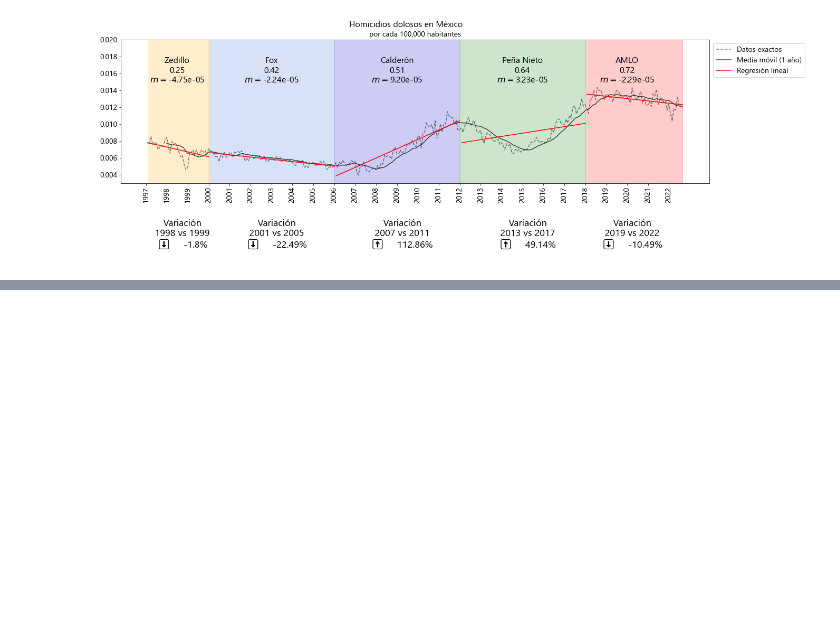
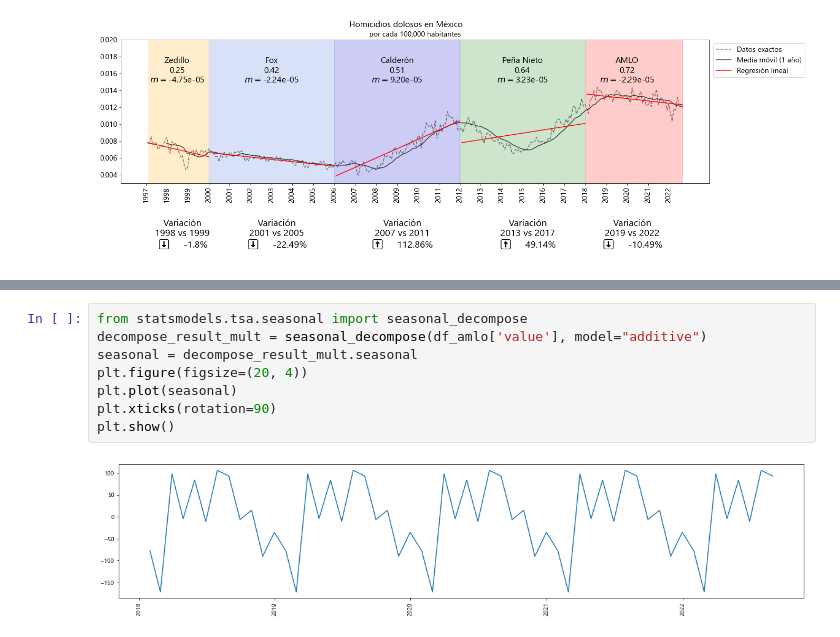
Before and after one commit to albertobenavides/incidencia_delictiva, a Jupyter notebook: analisis.ipynb, the cells around one changed output, grey strips where cells are left out. Saved outputs shown, nothing was run; the diff lists cells and outputs as text; blank space fills up the shorter version.

```diff
--- a/analisis.ipynb
+++ b/analisis.ipynb
@@ -328,0 +340,10 @@ plt.show()
+# %%
+from statsmodels.tsa.seasonal import seasonal_decompose
+decompose_result_mult = seasonal_decompose(df_amlo['value'], model="additive")
+seasonal = decompose_result_mult.seasonal
+plt.figure(figsize=(20, 4))
+plt.plot(seasonal)
+plt.xticks(rotation=90)
+plt.show()
+# %% [output]
+[figure, added]
```
Also changed, not shown: parts of 16 cells of this notebook, 1 other file.
